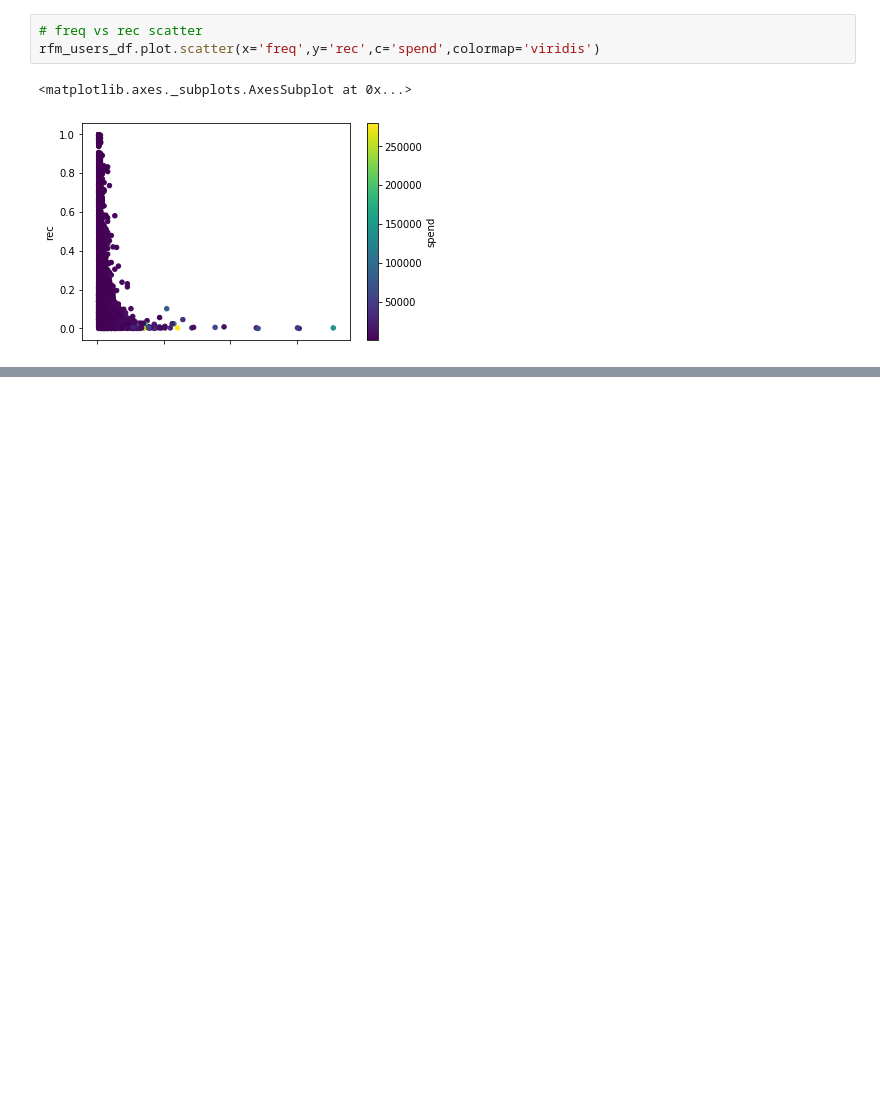
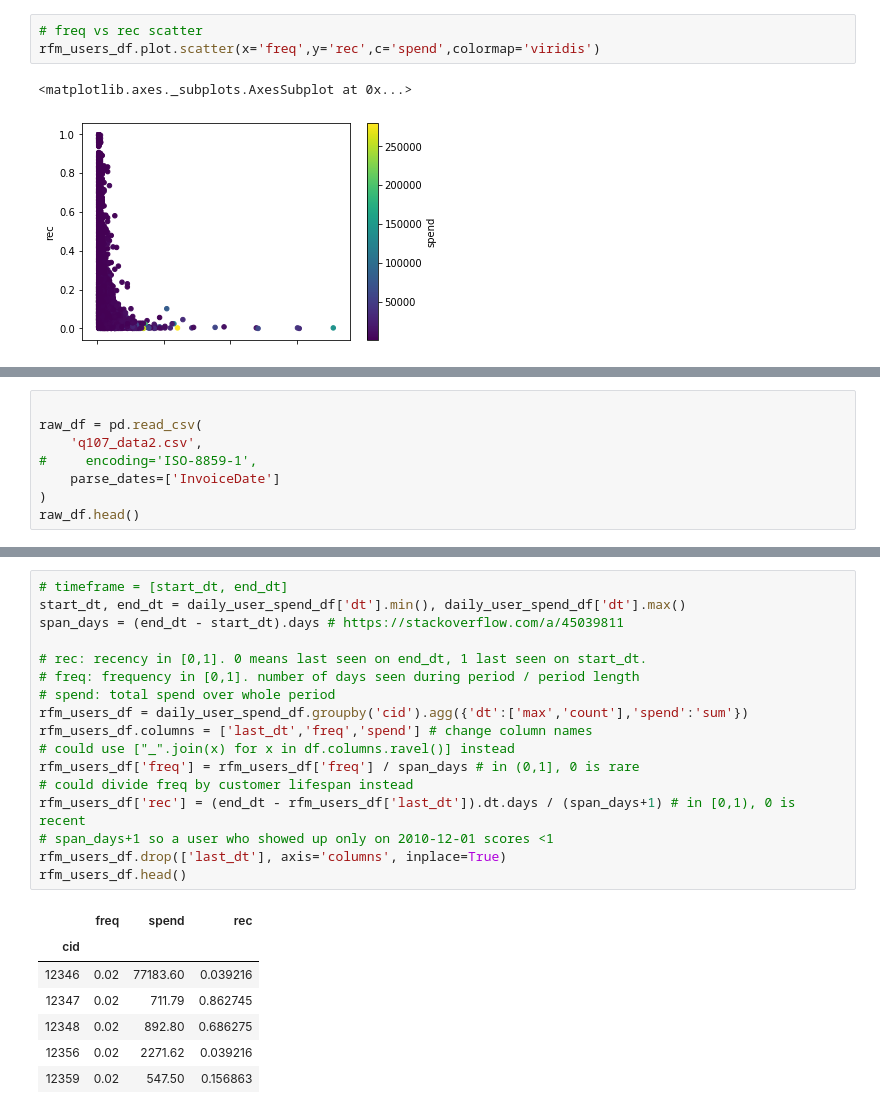
Before and after one commit to gentimouton/dives, a Jupyter notebook: exercises/q107_pandas_rfm_analysis.ipynb, the cells around one changed output, grey strips where cells are left out. Saved outputs shown, nothing was run; the diff lists cells and outputs as text; blank space fills up the shorter version.

Commit message:
fix 107 data

```diff
--- a/exercises/q107_pandas_rfm_analysis.ipynb
+++ b/exercises/q107_pandas_rfm_analysis.ipynb
@@ -124,0 +129,8 @@ rfm_users_df.plot.scatter(x='freq',y='rec',c='spend',colormap='viridis')
+# %%
+
+raw_df = pd.read_csv(
+    'q107_data2.csv',
+#     encoding='ISO-8859-1',
+    parse_dates=['InvoiceDate']
+)
+raw_df.head()
@@ -124,0 +167,25 @@ rfm_users_df.plot.scatter(x='freq',y='rec',c='spend',colormap='viridis')
+# %%
+# timeframe = [start_dt, end_dt]
+start_dt, end_dt = daily_user_spend_df['dt'].min(), daily_user_spend_df['dt'].max()
+span_days = (end_dt - start_dt).days # https://stackoverflow.com/a/45039811
+
+# rec: recency in [0,1]. 0 means last seen on end_dt, 1 last seen on start_dt.
+# freq: frequency in [0,1]. number of days seen during period / period length
+# spend: total spend over whole period
+rfm_users_df = daily_user_spend_df.groupby('cid').agg({'dt':['max','count'],'spend':'sum'})
+rfm_users_df.columns = ['last_dt','freq','spend'] # change column names
+# could use ["_".join(x) for x in df.columns.ravel()] instead
+rfm_users_df['freq'] = rfm_users_df['freq'] / span_days # in (0,1], 0 is rare
+# could divide freq by customer lifespan instead
+rfm_users_df['rec'] = (end_dt - rfm_users_df['last_dt']).dt.days / (span_days+1) # in [0,1), 0 is recent
+# span_days+1 so a user who showed up only on 2010-12-01 scores <1
+rfm_users_df.drop(['last_dt'], axis='columns', inplace=True)
+rfm_users_df.head()
+# %% [output]
+|  | freq | spend | rec |
+| cid |  |  |  |
+| 12346 | 0.02 | 77183.60 | 0.039216 |
+| 12347 | 0.02 | 711.79 | 0.862745 |
+| 12348 | 0.02 | 892.80 | 0.686275 |
+| 12356 | 0.02 | 2271.62 | 0.039216 |
+| 12359 | 0.02 | 547.50 | 0.156863 |
```
Also changed, not shown: parts of 5 cells of this notebook, 1 other file.
